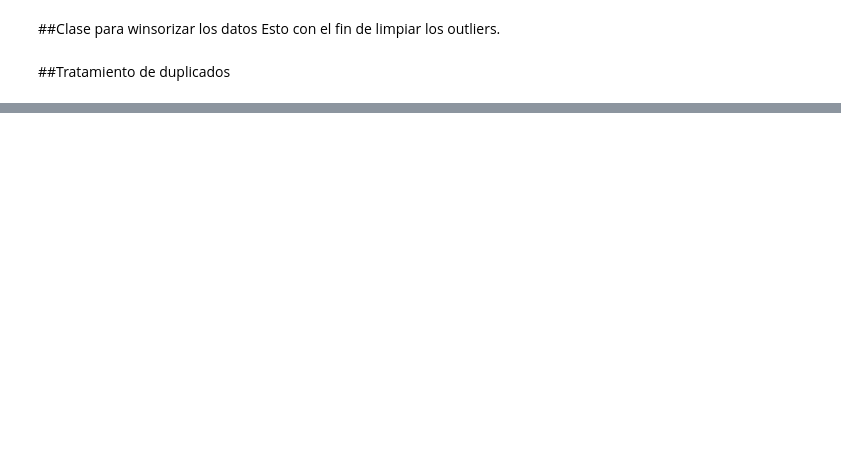
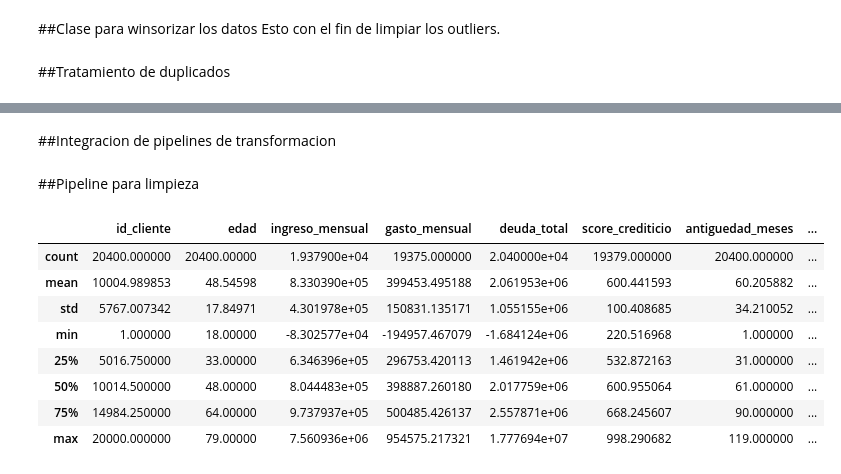
Before and after one commit to Octaviochavez/analitica_clientes, a Jupyter notebook: notebooks/Proyecto_Progra_Cienc_Datos.ipynb, the cells around one changed output, grey strips where cells are left out. Saved outputs shown, nothing was run; the diff lists cells and outputs as text; code cells hidden in the pictures; blank space fills up the shorter version.

```diff
--- a/notebooks/Proyecto_Progra_Cienc_Datos.ipynb
+++ b/notebooks/Proyecto_Progra_Cienc_Datos.ipynb
@@ -195,0 +259,2 @@ def eliminar_duplicados(X):
+# %% [markdown]
+##Integracion de pipelines de transformacion
@@ -195,0 +273,14 @@ def eliminar_duplicados(X):
+# %% [markdown]
+##Pipeline para limpieza
+# %%
+data.describe()
+# %% [output]
+|  | id_cliente | edad | ingreso_mensual | gasto_mensual | deuda_total | score_crediticio | antiguedad_meses | ... |
+| count | 20400.000000 | 20400.00000 | 1.937900e+04 | 19375.000000 | 2.040000e+04 | 19379.000000 | 20400.000000 | ... |
+| mean | 10004.989853 | 48.54598 | 8.330390e+05 | 399453.495188 | 2.061953e+06 | 600.441593 | 60.205882 | ... |
+| std | 5767.007342 | 17.84971 | 4.301978e+05 | 150831.135171 | 1.055155e+06 | 100.408685 | 34.210052 | ... |
+| min | 1.000000 | 18.00000 | -8.302577e+04 | -194957.467079 | -1.684124e+06 | 220.516968 | 1.000000 | ... |
+| 25% | 5016.750000 | 33.00000 | 6.346396e+05 | 296753.420113 | 1.461942e+06 | 532.872163 | 31.000000 | ... |
+| 50% | 10014.500000 | 48.00000 | 8.044483e+05 | 398887.260180 | 2.017759e+06 | 600.955064 | 61.000000 | ... |
+| 75% | 14984.250000 | 64.00000 | 9.737937e+05 | 500485.426137 | 2.557871e+06 | 668.245607 | 90.000000 | ... |
+| max | 20000.000000 | 79.00000 | 7.560936e+06 | 954575.217321 | 1.777694e+07 | 998.290682 | 119.000000 | ... |
```
Also changed, not shown: parts of 21 cells of this notebook, 2 other files.
